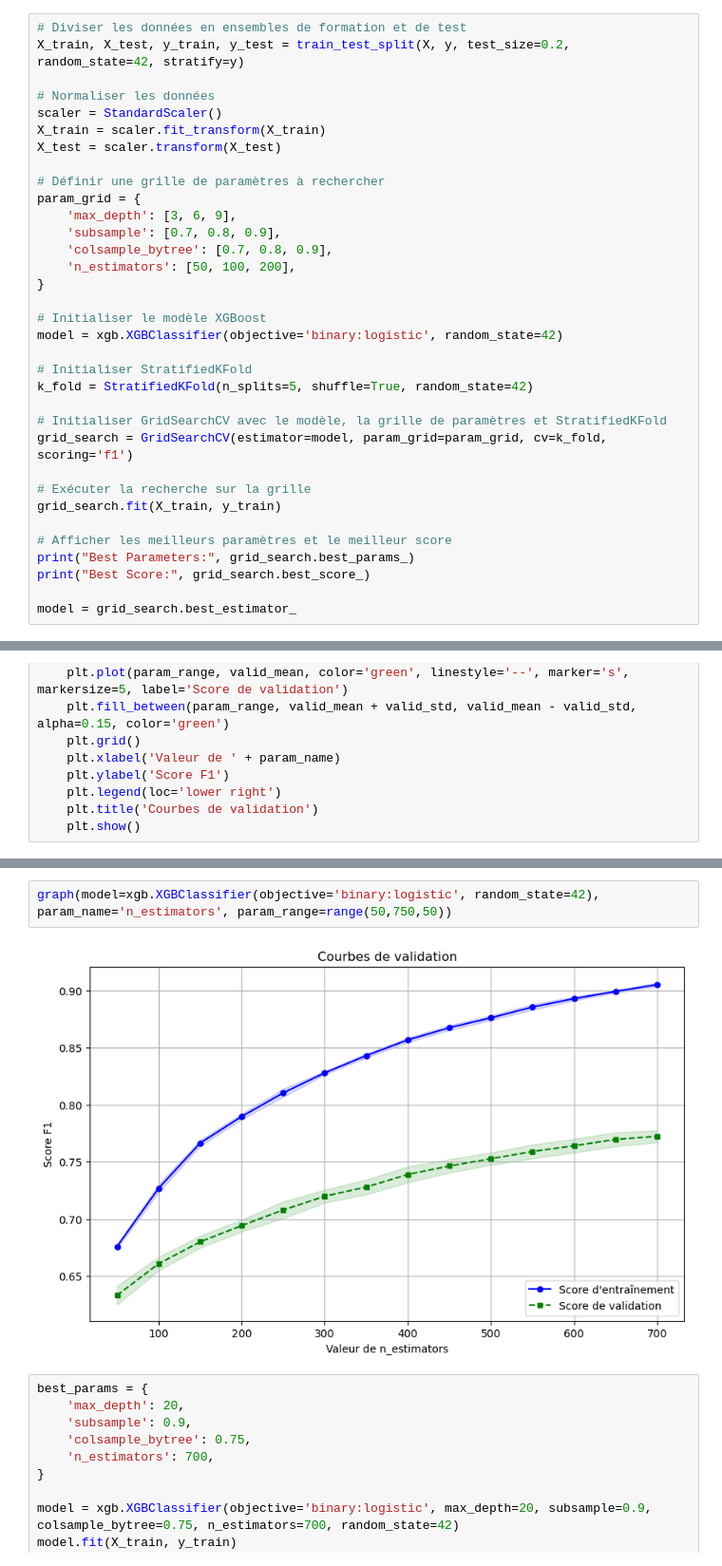
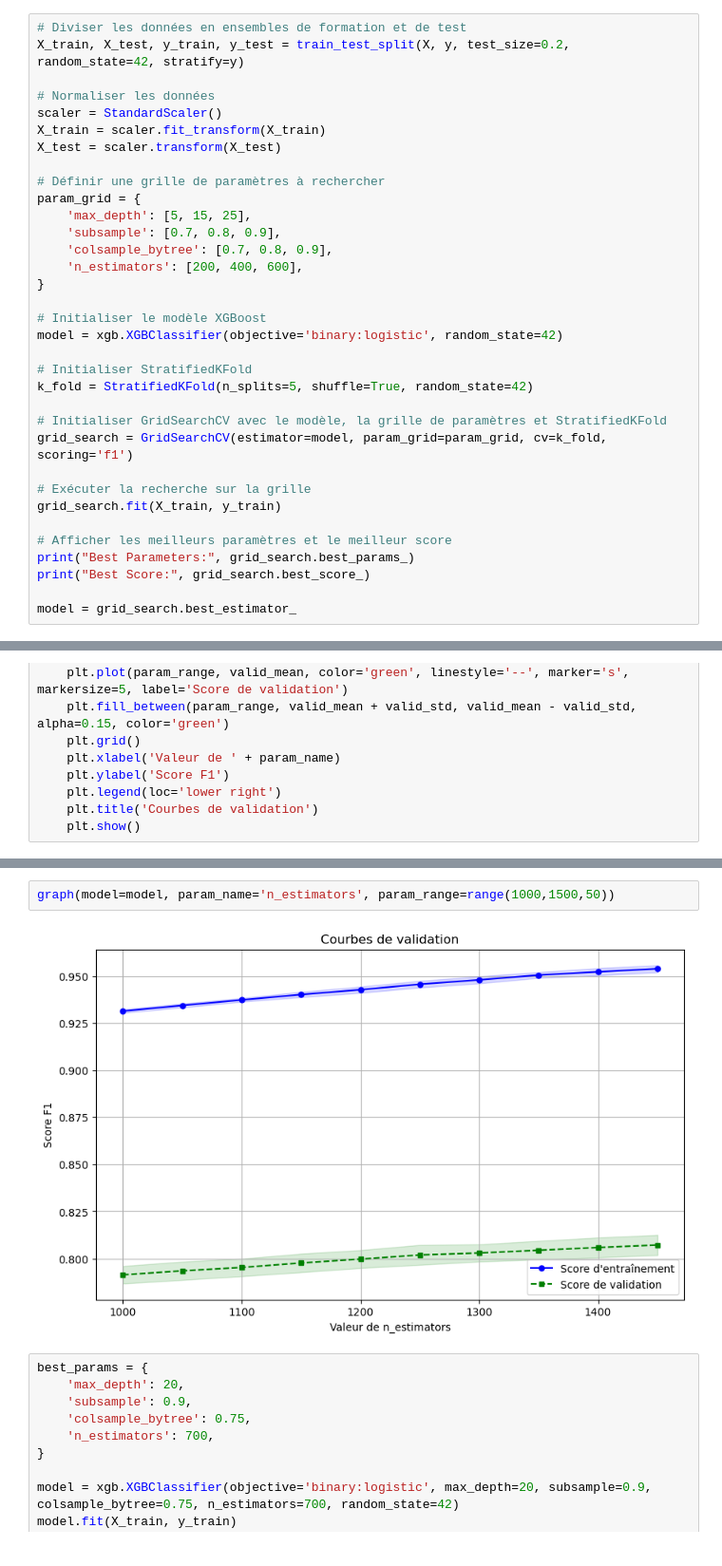
Before and after one commit to solinemignot/statapp_sujet26, a Jupyter notebook: Partie2_ML/XGBoost.ipynb, the cells around one changed output, grey strips where cells are left out. Shown at 95% size. Drawn from its saved outputs; the diff is of its cells as text.

```diff
--- a/Partie2_ML/XGBoost.ipynb
+++ b/Partie2_ML/XGBoost.ipynb
@@ -64,10 +77,10 @@ X_test = scaler.transform(X_test)
 
 # Définir une grille de paramètres à rechercher
 param_grid = {
-    'max_depth': [3, 6, 9],
+    'max_depth': [5, 15, 25],
     'subsample': [0.7, 0.8, 0.9],
     'colsample_bytree': [0.7, 0.8, 0.9],
-    'n_estimators': [50, 100, 200],
+    'n_estimators': [200, 400, 600],
 }
 
 # Initialiser le modèle XGBoost
@@ -158,9 +171,9 @@ graph(model=xgb.XGBClassifier(objective='binary:logistic', random_state=42), par
 # %% [output]
 [figure]
 # %%
-graph(model=xgb.XGBClassifier(objective='binary:logistic', random_state=42), param_name='n_estimators', param_range=range(50,750,50))
+graph(model=model, param_name='n_estimators', param_range=range(1000,1500,50))
 # %% [output]
-[figure, old version]
+[figure, new version]
 # %%
 best_params = {
     'max_depth': 20,
```
Also changed, not shown: parts of 12 cells of this notebook.
